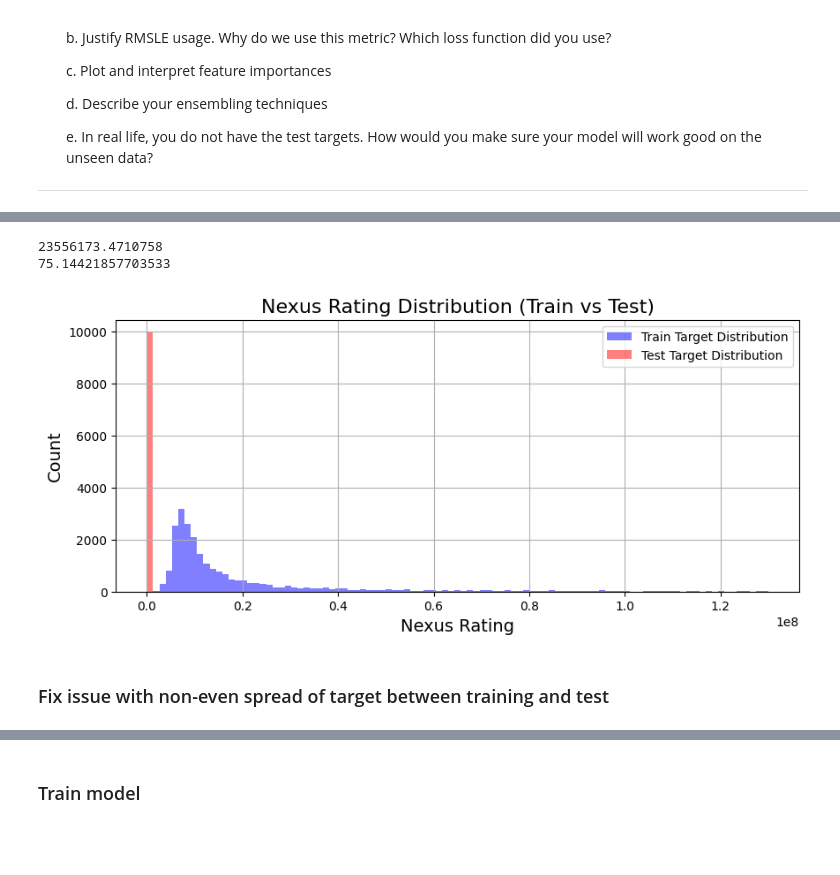
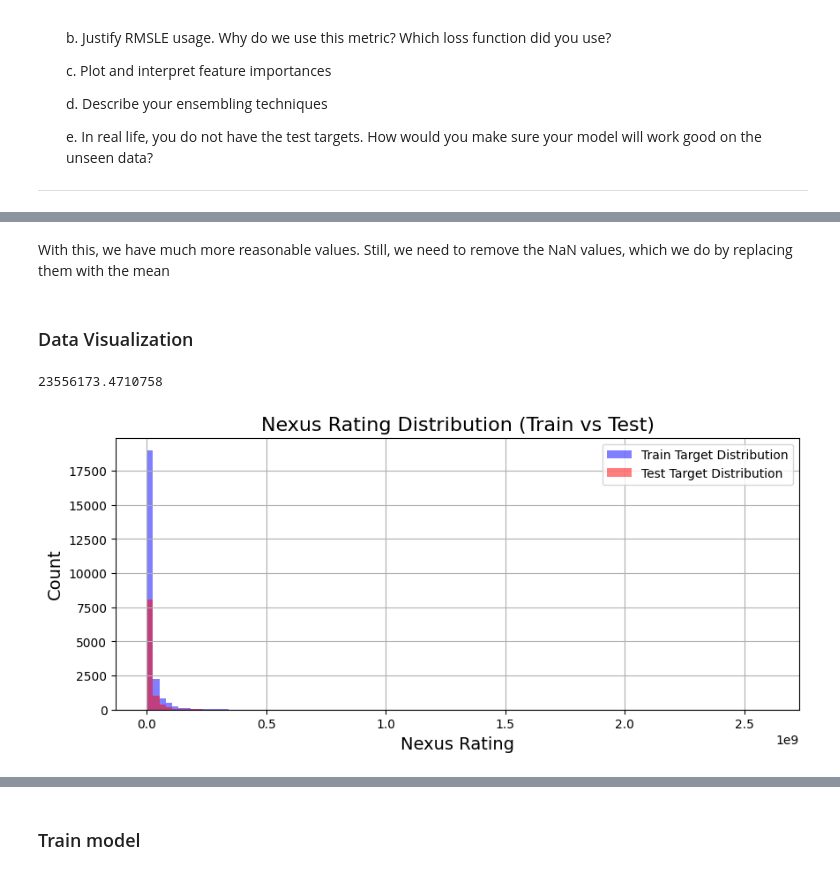
Before and after one commit to flippi321/TDT4172-Introduction-to-Machine-Learning, a Jupyter notebook: Assignment 1/Chapter_1.ipynb, the cells around one changed output, grey strips where cells are left out. Drawn from its saved outputs; the diff is of its cells as text; code cells hidden in the pictures; blank space fills up the shorter version.

```diff
--- a/Assignment 1/Chapter_1.ipynb
+++ b/Assignment 1/Chapter_1.ipynb
@@ -419,0 +454,15 @@ print(test.shape)
+# %%
+previous_col = None
+
+for col in test:
+    temp_col = test[col]
+
+    if col != 'ownership_type':
+        test[col] = previous_values
+
+    previous_col = col
+    previous_values = temp_col
+
+test['nexus_rating'] = temp_col
+
+print(compare_training_test(train, test))
@@ -420,33 +488,42 @@ print(test.shape)
+# %% [markdown]
+With this, we have much more reasonable values. Still, we need to remove the NaN values, which we do by replacing them with the mean
+# %%
+train = train.fillna(train.mean())
+test = test.fillna(test.mean())
+# %%
+y_train = train['nexus_rating']
+y_test = test['nexus_rating']
+
+x_train = train.drop('nexus_rating', axis=1)
+x_test = test.drop('nexus_rating', axis=1)
+# %% [markdown]
+### Data Visualization
 # %%
 fig, ax = plt.subplots(1, 1, figsize=(10, 4))
 
-train_target = train['nexus_rating']
-test_target = test['nexus_rating']
+train_target = y_train.copy()
+test_target = y_test.copy()
 
 # Define shared bins
 bins = np.linspace(
-    min(train_target.min(), test_target.min()),
-    max(train_target.max(), test_target.max()) / 20,
+    min(test_target.min(), train_target.min()),
+    max(test_target.max(), train_target.max()),
     100
 )
 
 # Plot both on same axis
 train_target.hist(bins=bins, ax=ax, color='blue', alpha=0.5, label='Train Target Distribution')
 test_target.hist(bins=bins, ax=ax, color='red', alpha=0.5, label='Test Target Distribution')
 
 print(np.mean(train_target))
-print(np.mean(test_target))
 
 # Titles and labels
 ax.set_title('Nexus Rating Distribution (Train vs Test)', fontsize=16)
 ax.set_xlabel('Nexus Rating', fontsize=14)
 ax.set_ylabel('Count', fontsize=14)
 ax.legend()
 
 plt.show()
 # %% [output]
 23556173.4710758
-75.14421857703533
-[figure, old version]
+[figure, new version]
-# %% [markdown]
-### Fix issue with non-even spread of target between training and test
```
Also changed, not shown: parts of 16 cells of this notebook.
